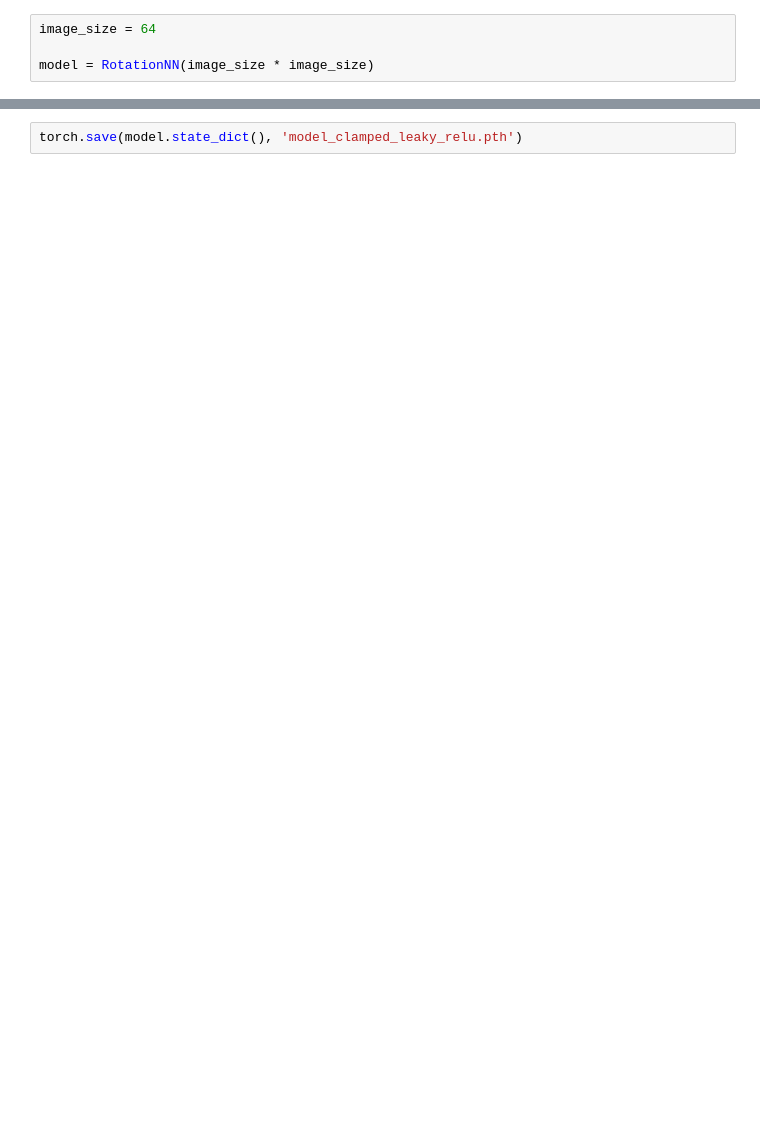
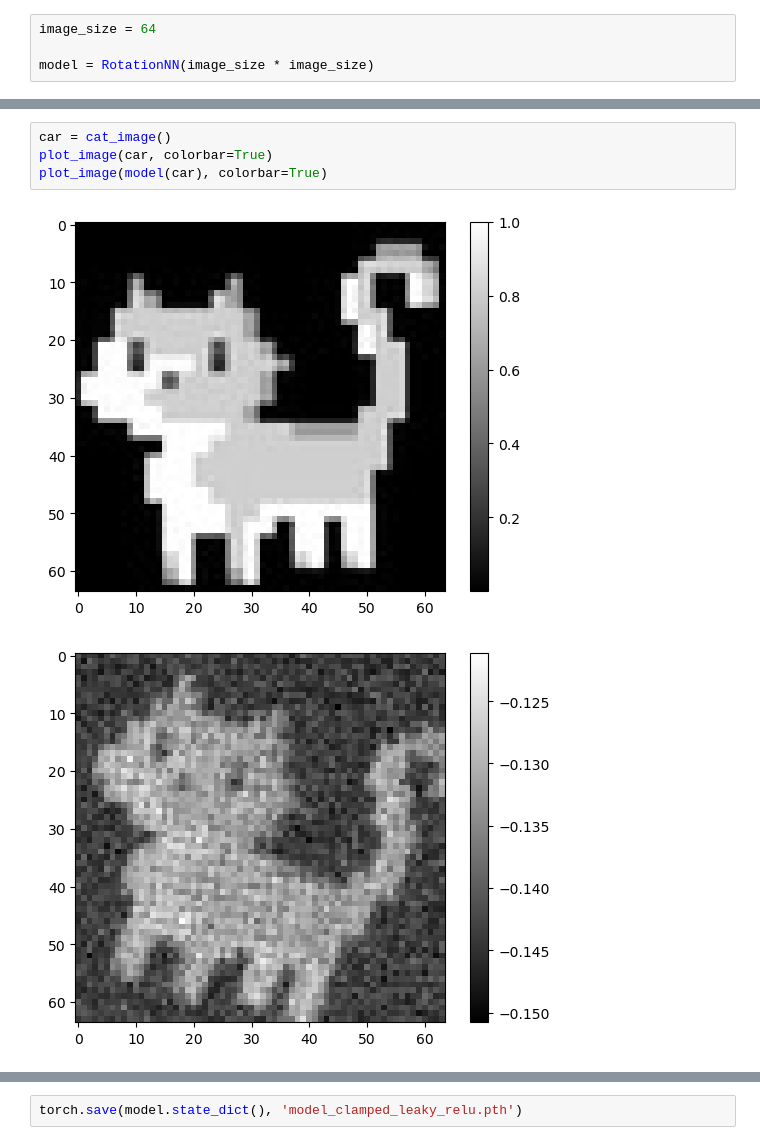
Before and after one commit to Grazvy/GetRotated, a Jupyter notebook: GetRotated.ipynb, the cells around one changed output, grey strips where cells are left out. Drawn from its saved outputs; the diff is of its cells as text; blank space fills up the shorter version.

```diff
--- a/GetRotated.ipynb
+++ b/GetRotated.ipynb
@@ -55,3 +58,10 @@ Prediction:
+# %%
+car = cat_image()
+plot_image(car, colorbar=True)
+plot_image(model(car), colorbar=True)
+# %% [output]
+[figure, added]
+[figure, added]
 # %%
 weights = model.fc.weight.data.cpu().numpy()
 plt.hist(weights.flatten(), bins=100)
```
Also changed, not shown: parts of 6 cells of this notebook.
